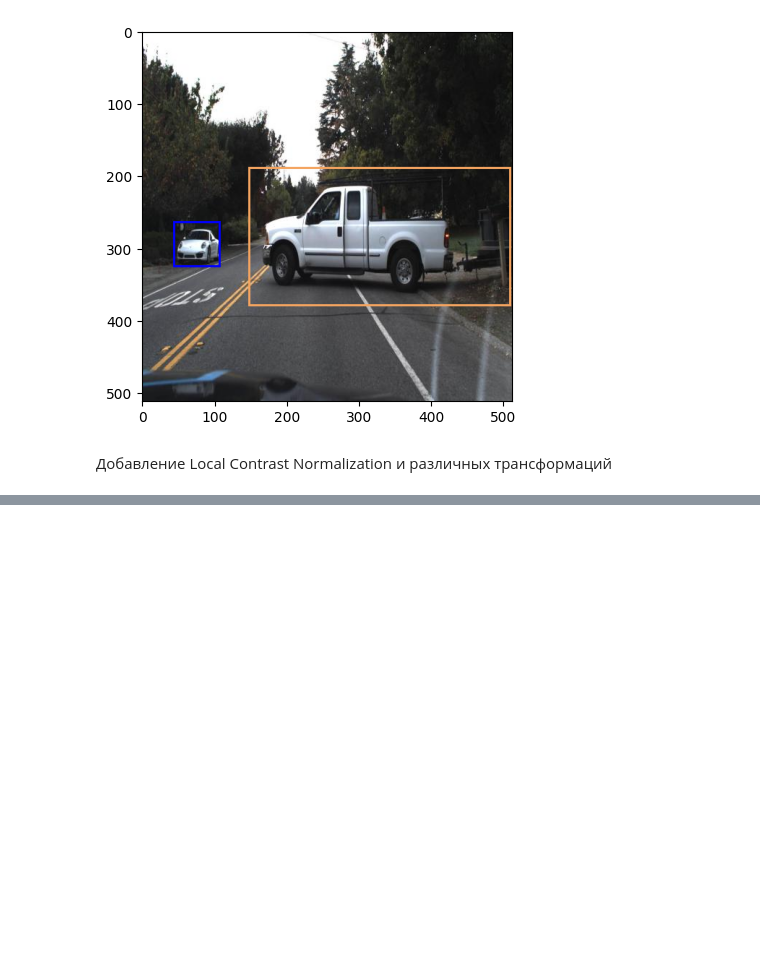
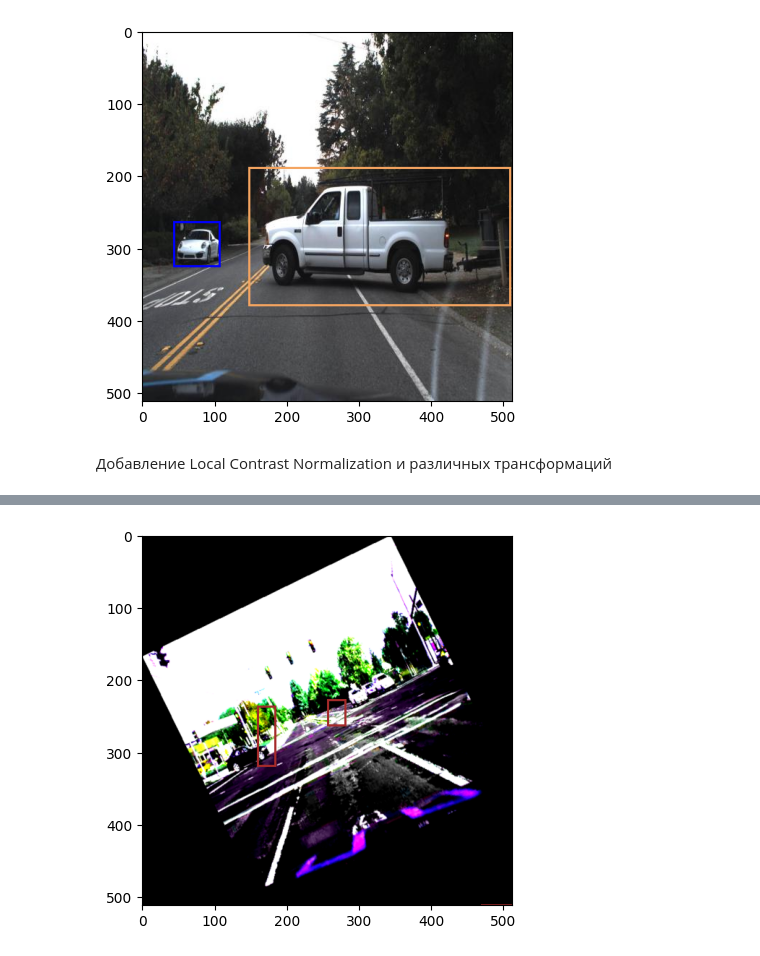
Before and after one commit to a13xbb/ml-labs-mag, a Jupyter notebook: lab3/main.ipynb, the cells around one changed output, grey strips where cells are left out. Drawn from its saved outputs; the diff is of its cells as text; code cells hidden in the pictures; blank space fills up the shorter version.

```diff
--- a/lab3/main.ipynb
+++ b/lab3/main.ipynb
@@ -176,0 +331,20 @@ utils.plot_image(img, bboxes, labels, classes_colors)
+# %%
+model = ObjectDetectionModel(num_classes=12)
+import warnings
+criterion_cls = nn.CrossEntropyLoss()
+warnings.filterwarnings('ignore')
+criterion_reg = nn.SmoothL1Loss()
+optimezer = optim.Adam(model.parameters(), lr=0.001)
+for epoch in range(10):
+    step = 0
+    for images, targets in train_dataloader:
+        optimezer.zero_grad()
+        cls_out, reg_out = model(images)
+        loss = custom_loss(cls_outs=cls_out, reg_outs=reg_out, targets=targets)
+        loss.backward()
+        optimezer.step()
+        sys.stderr.write("loss: {} step {}/{}\n".format(loss.item(), step + 1, len(train_dataset_tr)//8))
+        sys.stderr.flush()
+        step += 1
+        # print(f"Epoch {epoch + 1}, loss: {loss.item()}")
+    print(f"Epoch {epoch + 1}, loss: {loss.item()}")
@@ -176,0 +383,10 @@ utils.plot_image(img, bboxes, labels, classes_colors)
+# %%
+images = []
+for i in range(8):
+    images.append(train_dataset_tr[i][0].numpy())
+images = torch.tensor(images)
+# %%
+cls_outs, reg_outs = model(images)
+# %%
+label = torch.argmax(cls_outs, dim=1)[[0, 2, 4]]
+bbox = reg_outs[[0, 2, 4]]
@@ -176,0 +405,8 @@ utils.plot_image(img, bboxes, labels, classes_colors)
+# %%
+img, dct = train_dataset_tr[1]
+img = transforms.functional.to_pil_image(img)
+# bboxes = dct['bboxes']
+# labels = dct['labels']
+utils.plot_image(img, bbox, label, classes_colors)
+# %% [output]
+[figure, added]
```
Also changed, not shown: parts of 18 cells of this notebook.
